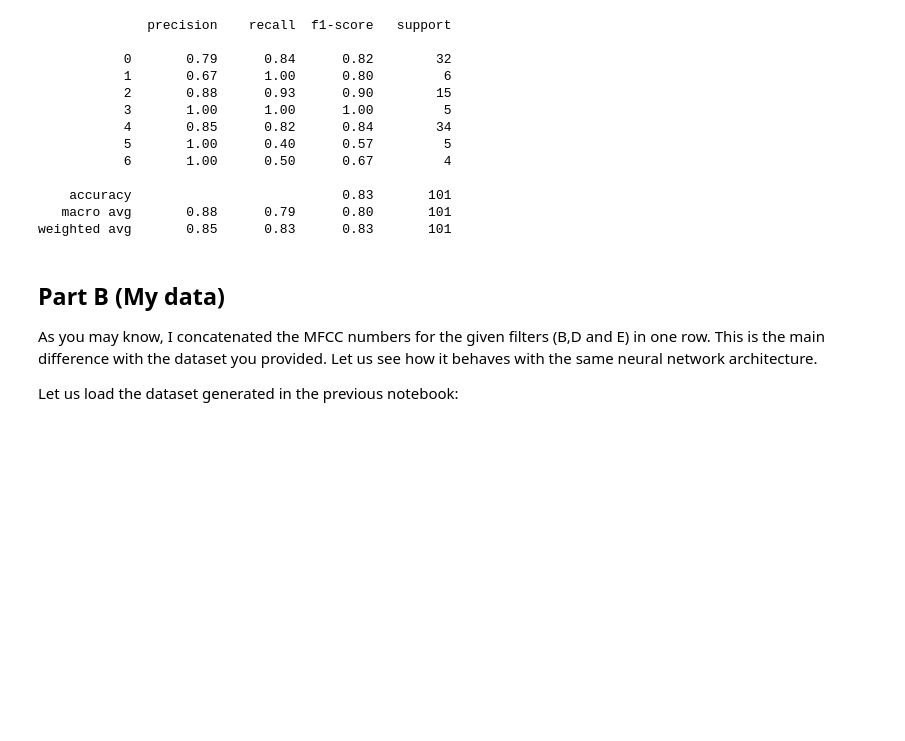
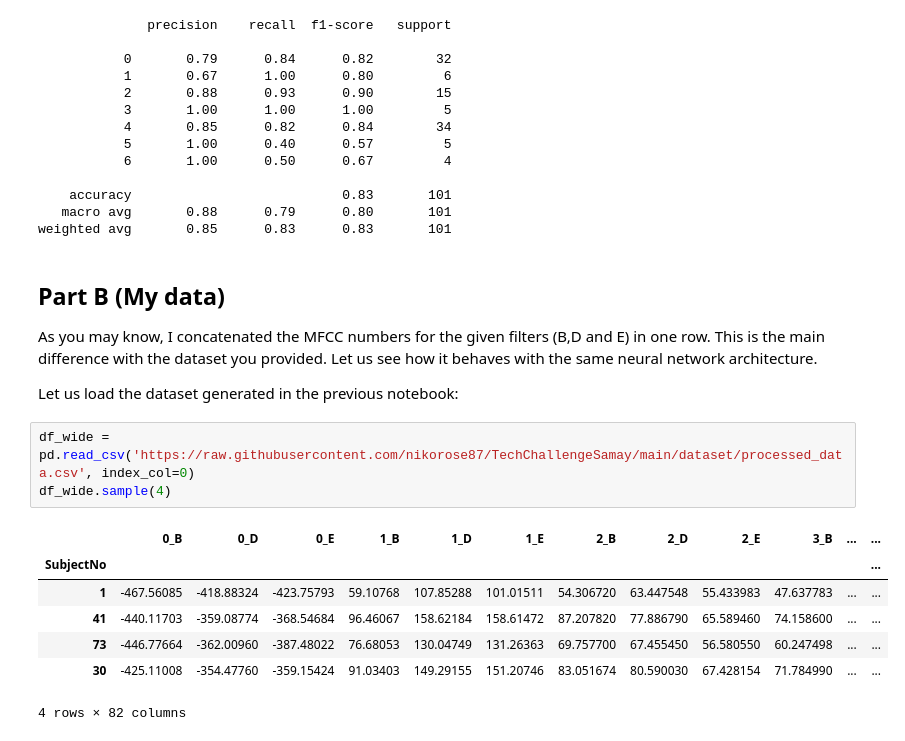
Before and after one commit to nikorose87/TechChallengeSamay, a Jupyter notebook: Notebooks/SamayColab/[NP]_Technical_assesment__Senior_ML_engineer_Part_2.ipynb, the cells around one changed output. Drawn from its saved outputs; the diff is of its cells as text; blank space fills up the shorter version.

```diff
--- a/Notebooks/SamayColab/[NP]_Technical_assesment__Senior_ML_engineer_Part_2.ipynb
+++ b/Notebooks/SamayColab/[NP]_Technical_assesment__Senior_ML_engineer_Part_2.ipynb
@@ -647,3 +647,14 @@ weighted avg       0.85      0.83      0.83       101
 As you may know, I concatenated the MFCC numbers for the given filters (B,D and E) in one row. This is the main difference with the dataset you provided. Let us see how it behaves with the same neural network architecture.
 
 Let us load the dataset generated in the previous notebook:
+# %%
+df_wide = pd.read_csv('https://raw.githubusercontent.com/nikorose87/TechChallengeSamay/main/dataset/processed_data.csv', index_col=0)
+df_wide.sample(4)
+# %% [output]
+|  | 0_B | 0_D | 0_E | 1_B | 1_D | 1_E | 2_B | 2_D | 2_E | 3_B | ... | ... |
+| SubjectNo |  |  |  |  |  |  |  |  |  |  |  | ... |
+| 1 | -467.56085 | -418.88324 | -423.75793 | 59.10768 | 107.85288 | 101.01511 | 54.306720 | 63.447548 | 55.433983 | 47.637783 | ... | ... |
+| 41 | -440.11703 | -359.08774 | -368.54684 | 96.46067 | 158.62184 | 158.61472 | 87.207820 | 77.886790 | 65.589460 | 74.158600 | ... | ... |
+| 73 | -446.77664 | -362.00960 | -387.48022 | 76.68053 | 130.04749 | 131.26363 | 69.757700 | 67.455450 | 56.580550 | 60.247498 | ... | ... |
+| 30 | -425.11008 | -354.47760 | -359.15424 | 91.03403 | 149.29155 | 151.20746 | 83.051674 | 80.590030 | 67.428154 | 71.784990 | ... | ... |
+4 rows × 82 columns
```
Also changed, not shown: parts of 4 cells of this notebook.
